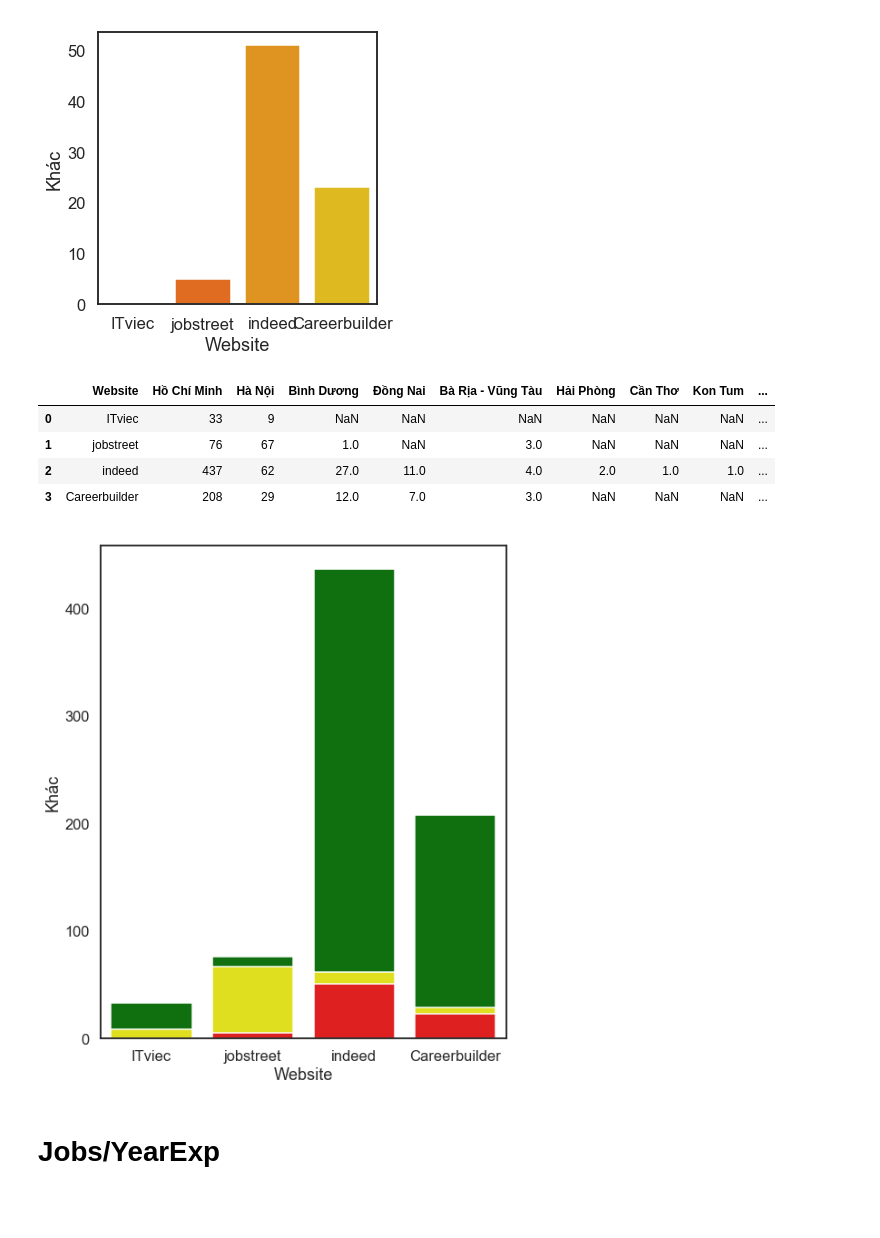
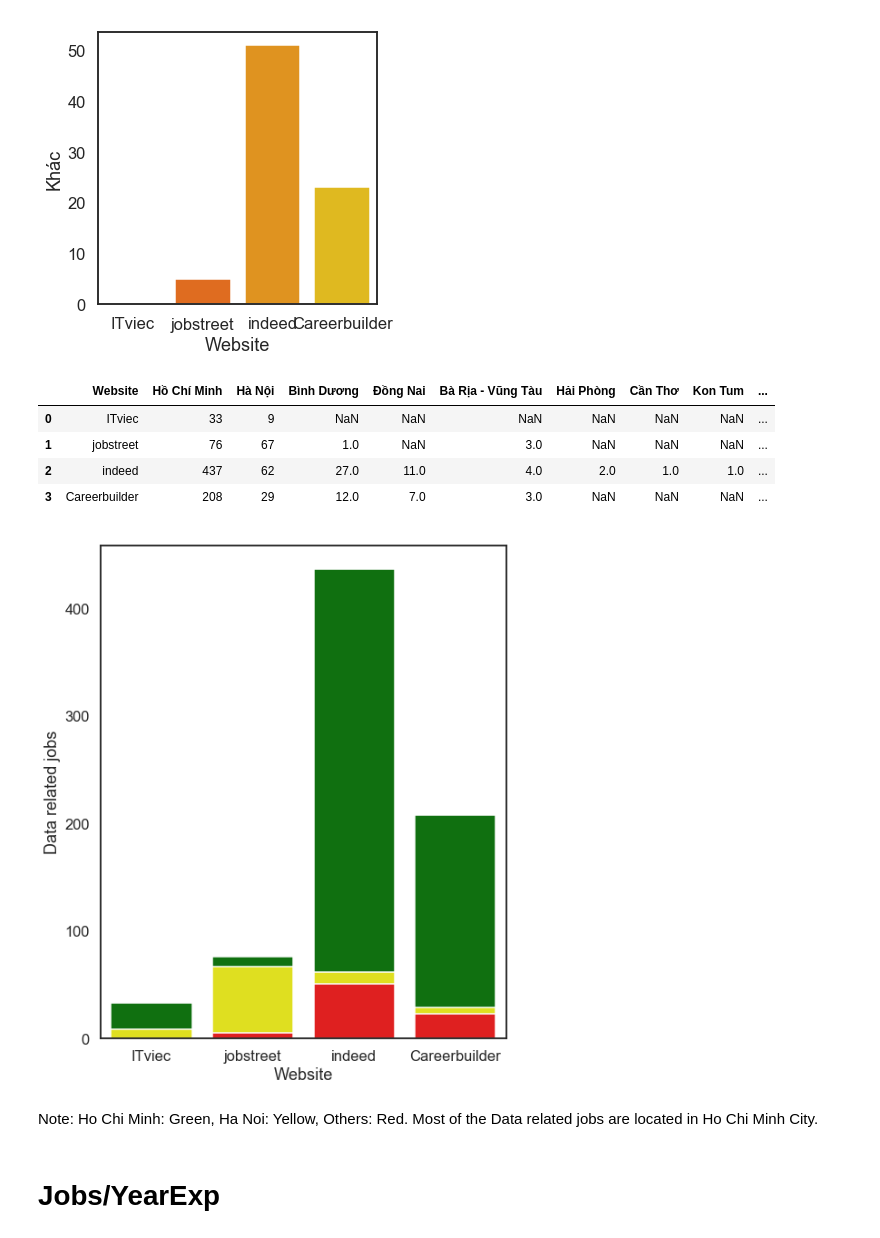
Before and after one commit to WesleyKhoiVo/PythonScrapJob, a Jupyter notebook: Reports/Visualization with seaborn.ipynb, the cells around one changed output. Drawn from its saved outputs; the diff is of its cells as text; code cells hidden in the pictures; blank space fills up the shorter version.

Commit message:
Update Visualization with seaborn.ipynb
add markdown.

```diff
--- a/Reports/Visualization with seaborn.ipynb
+++ b/Reports/Visualization with seaborn.ipynb
@@ -57,16 +70,20 @@ plot_khac= sns.barplot(x="Website", y= "Khác",data= df2, palette = "autumn")
 # %%
 sns.set(style="white",context = "talk",rc={'figure.figsize':(8,10)})
 plot_HCM= sns.barplot(x="Website", y= "Hồ Chí Minh",data= df2, color='green')
 plot_HN= sns.barplot(x="Website", y= "Hà Nội",data= df2, color='yellow')
 plot_khac= sns.barplot(x="Website", y= "Khác",data= df2, color='red')
+plt.ylabel("Data related jobs")
 df2.head(5)
 # %% [output]
 |  | Website | Hồ Chí Minh | Hà Nội | Bình Dương | Đồng Nai | Bà Rịa - Vũng Tàu | Hải Phòng | Cần Thơ | Kon Tum | ... |
 | 0 | ITviec | 33 | 9 | NaN | NaN | NaN | NaN | NaN | NaN | ... |
 | 1 | jobstreet | 76 | 67 | 1.0 | NaN | 3.0 | NaN | NaN | NaN | ... |
 | 2 | indeed | 437 | 62 | 27.0 | 11.0 | 4.0 | 2.0 | 1.0 | 1.0 | ... |
 | 3 | Careerbuilder | 208 | 29 | 12.0 | 7.0 | 3.0 | NaN | NaN | NaN | ... |
-[figure, old version]
+[figure, new version]
+# %% [markdown]
+Note: Ho Chi Minh: Green, Ha Noi: Yellow, Others: Red.
+Most of the Data related jobs are located in Ho Chi Minh City.
 # %% [markdown]
 # Jobs/YearExp
 # %%
```
Also changed, not shown: parts of 8 cells of this notebook.
